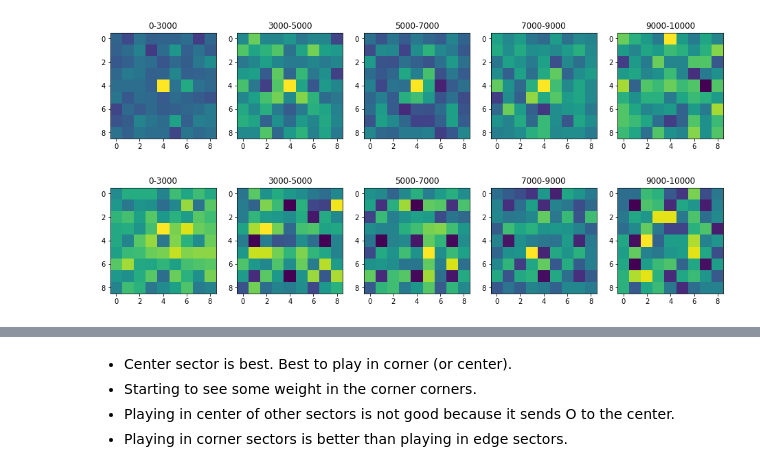
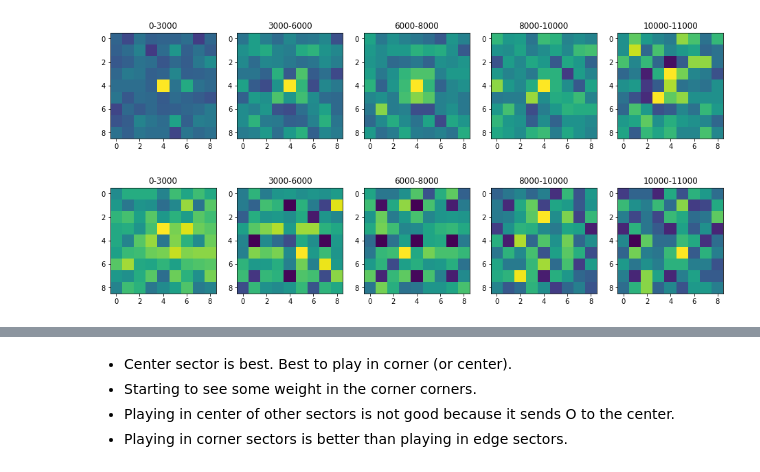
Before and after one commit to fqjin/ultimate-tictactoe, a Jupyter notebook: notebooks/Selfplay.ipynb, the cells around one changed output, grey strips where cells are left out. Saved outputs shown, nothing was run; the diff lists cells and outputs as text; code cells hidden in the pictures.

```diff
--- a/notebooks/Selfplay.ipynb
+++ b/notebooks/Selfplay.ipynb
@@ -89,20 +89,20 @@ def plot_first_moves(first_moves):
 # %%
 plt.subplots(figsize=(16, 4))
 subplots = 5
 ranges = [
     (   0, 3000),
-    (3000, 5000),
-    (5000, 7000),
-    (7000, 9000),
-    (9000, 10000),
+    (3000, 6000),
+    (6000, 8000),
+    (8000, 10000),
+    (10000, 11000),
 ]
 for i, (a, b) in enumerate(ranges):
     plt.subplot(1, subplots, i+1)
     plot_first_moves(first_moves[a:b])
     plt.title(f'{a}-{b}')
 plt.show()
 # %% [output]
-[figure, old version]
+[figure, new version]
 # %%
 plt.subplots(figsize=(16, 4))
 for i, (a, b) in enumerate(ranges):
@@ -111,7 +111,7 @@ for i, (a, b) in enumerate(ranges):
     plt.title(f'{a}-{b}')
 plt.show()
 # %% [output]
-[figure, old version]
+[figure, new version]
 # %%
 grid = np.zeros((9,9))
 gridX = np.zeros((9,9))
```
Also changed, not shown: parts of 9 cells of this notebook, 6 other files.
